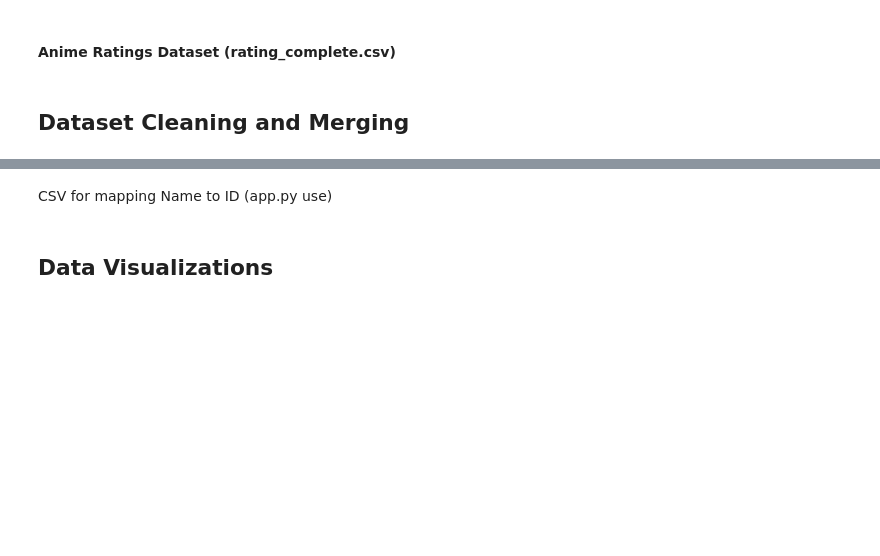
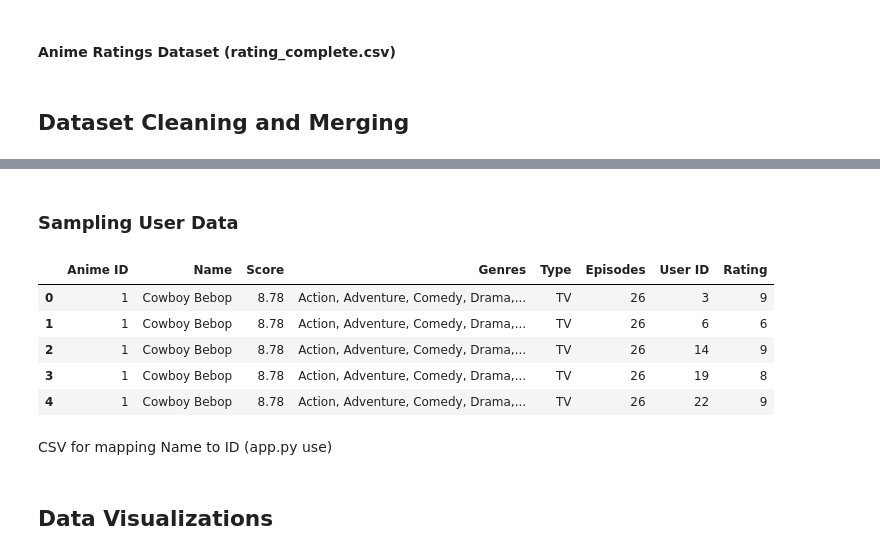
Before and after one commit to JayGus20/171Group10Project, a Jupyter notebook: ProjectCode.ipynb, the cells around one changed output, grey strips where cells are left out. Cells and saved outputs as stored; diff of their text form; code cells hidden in the pictures; blank space fills up the shorter version.

Commit message:
added new user random sampling function

```diff
--- a/ProjectCode.ipynb
+++ b/ProjectCode.ipynb
@@ -69,3 +93,14 @@ anime_sample = anime_df.sample(n=1000)
+# %% [markdown]
+### Sampling User Data
+# %%
+anime_df.head(5)
+# %% [output]
+|  | Anime ID | Name | Score | Genres | Type | Episodes | User ID | Rating |
+| 0 | 1 | Cowboy Bebop | 8.78 | Action, Adventure, Comedy, Drama,... | TV | 26 | 3 | 9 |
+| 1 | 1 | Cowboy Bebop | 8.78 | Action, Adventure, Comedy, Drama,... | TV | 26 | 6 | 6 |
+| 2 | 1 | Cowboy Bebop | 8.78 | Action, Adventure, Comedy, Drama,... | TV | 26 | 14 | 9 |
+| 3 | 1 | Cowboy Bebop | 8.78 | Action, Adventure, Comedy, Drama,... | TV | 26 | 19 | 8 |
+| 4 | 1 | Cowboy Bebop | 8.78 | Action, Adventure, Comedy, Drama,... | TV | 26 | 22 | 9 |
 # %% [markdown]
 CSV for mapping Name to ID (app.py use)
 # %%
```
Also changed, not shown: parts of 18 cells of this notebook, 1 other file.
